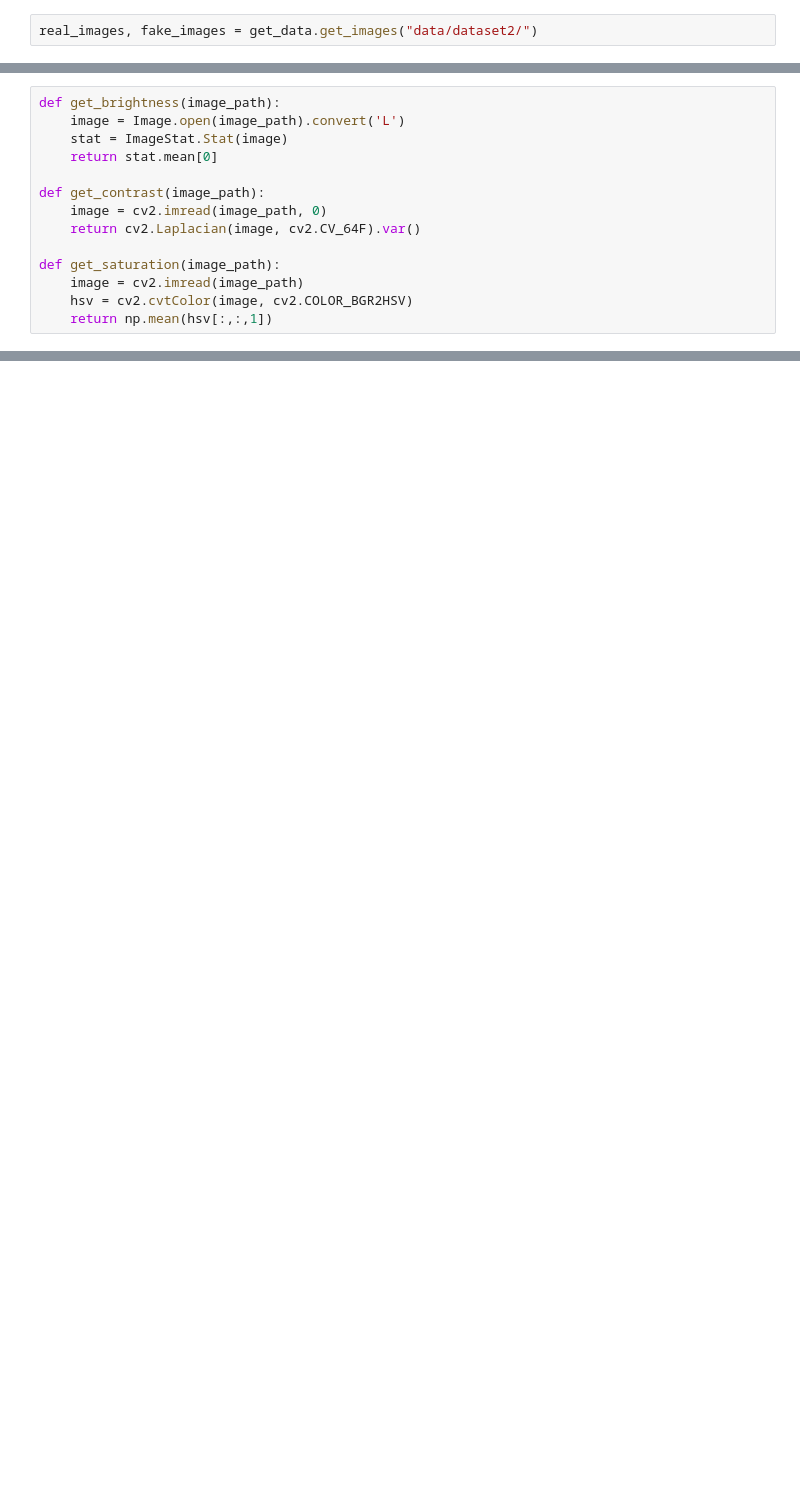
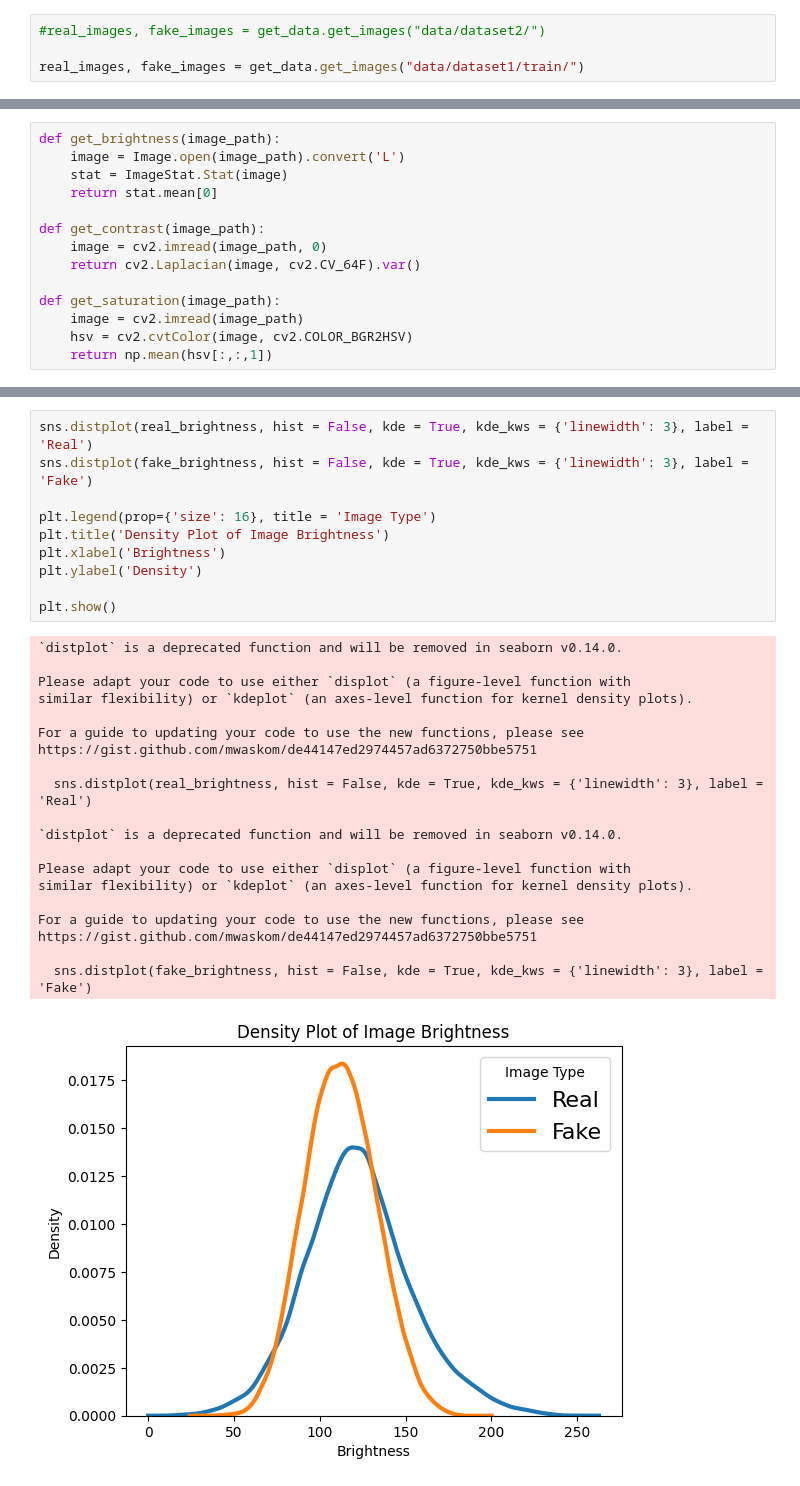
Before and after one commit to Hugogales/AI_image_classifier, a Jupyter notebook: analysis.ipynb, the cells around one changed output, grey strips where cells are left out. Cells and saved outputs as stored; diff of their text form; blank space fills up the shorter version.

Commit message:
visuals and hypothesis testing

```diff
--- a/analysis.ipynb
+++ b/analysis.ipynb
@@ -7,2 +10,4 @@ from tqdm import tqdm
 # %%
-real_images, fake_images = get_data.get_images("data/dataset2/")
+#real_images, fake_images = get_data.get_images("data/dataset2/")
+
+real_images, fake_images = get_data.get_images("data/dataset1/train/")
@@ -50,0 +127,31 @@ print(real_saturation_mean, fake_saturation_mean)
+# %%
+sns.distplot(real_brightness, hist = False, kde = True, kde_kws = {'linewidth': 3}, label = 'Real')
+sns.distplot(fake_brightness, hist = False, kde = True, kde_kws = {'linewidth': 3}, label = 'Fake')
+
+plt.legend(prop={'size': 16}, title = 'Image Type')
+plt.title('Density Plot of Image Brightness')
+plt.xlabel('Brightness')
+plt.ylabel('Density')
+
+plt.show()
+# %% [output]
+`distplot` is a deprecated function and will be removed in seaborn v0.14.0.
+
+Please adapt your code to use either `displot` (a figure-level function with
+similar flexibility) or `kdeplot` (an axes-level function for kernel density plots).
+
+For a guide to updating your code to use the new functions, please see
+https://gist.github.com/mwaskom/de44147ed2974457ad6372750bbe5751
+
+  sns.distplot(real_brightness, hist = False, kde = True, kde_kws = {'linewidth': 3}, label = 'Real')
+
+`distplot` is a deprecated function and will be removed in seaborn v0.14.0.
+
+Please adapt your code to use either `displot` (a figure-level function with
+similar flexibility) or `kdeplot` (an axes-level function for kernel density plots).
+
+For a guide to updating your code to use the new functions, please see
+https://gist.github.com/mwaskom/de44147ed2974457ad6372750bbe5751
+
+  sns.distplot(fake_brightness, hist = False, kde = True, kde_kws = {'linewidth': 3}, label = 'Fake')
+[figure, added]
```
Also changed, not shown: parts of 7 cells of this notebook.
